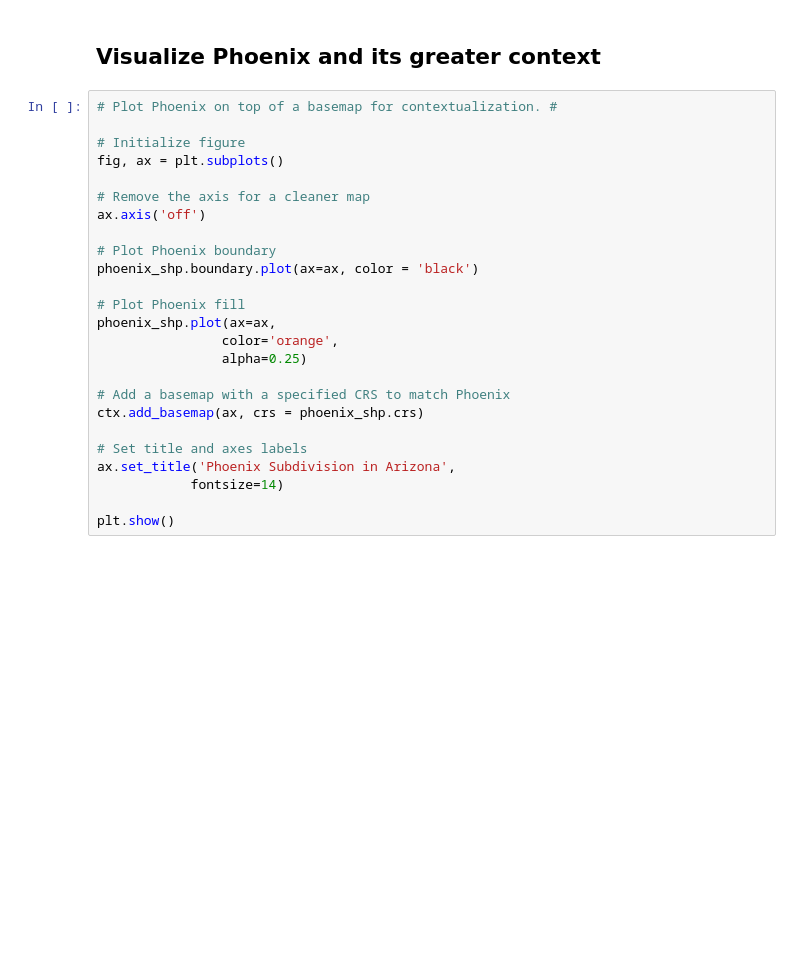
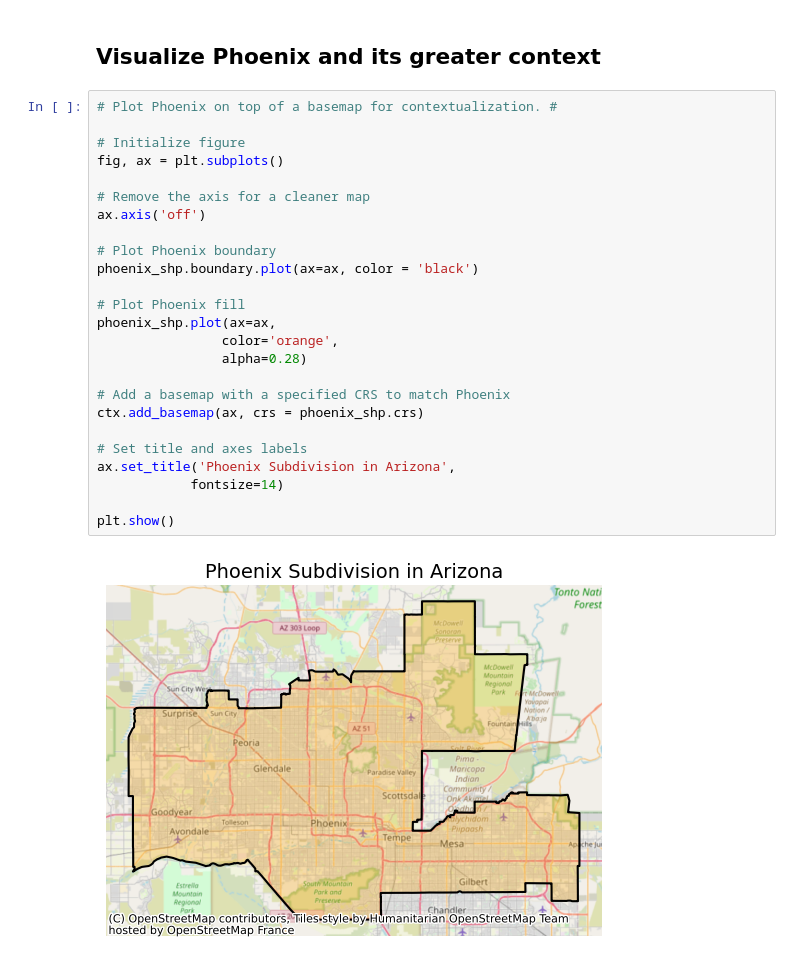
Before and after one commit to kimberleewong/eds220-biodiversity-intactness, a Jupyter notebook: biodiversity_intactness_index.ipynb, the cells around one changed output. Saved outputs shown, nothing was run; the diff lists cells and outputs as text; blank space fills up the shorter version.

```diff
--- a/biodiversity_intactness_index.ipynb
+++ b/biodiversity_intactness_index.ipynb
@@ -247,25 +247,27 @@ phoenix_2020 = rioxr.open_rasterio(item_2020.assets['data'].href)
 # %%
 # Plot Phoenix on top of a basemap for contextualization. #
 
 # Initialize figure
 fig, ax = plt.subplots()
 
 # Remove the axis for a cleaner map
 ax.axis('off')
 
 # Plot Phoenix boundary
 phoenix_shp.boundary.plot(ax=ax, color = 'black')
 
 # Plot Phoenix fill
 phoenix_shp.plot(ax=ax,
                 color='orange',
-                alpha=0.25)
+                alpha=0.28)
 
 # Add a basemap with a specified CRS to match Phoenix
 ctx.add_basemap(ax, crs = phoenix_shp.crs)
 
 # Set title and axes labels
 ax.set_title('Phoenix Subdivision in Arizona',
             fontsize=14)
 
 plt.show()
+# %% [output]
+[figure, added]
```
Also changed, not shown: parts of 12 cells of this notebook.
